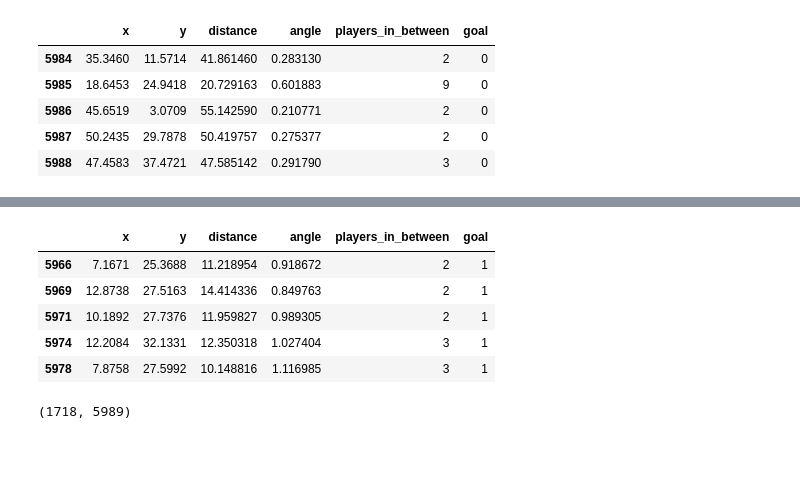
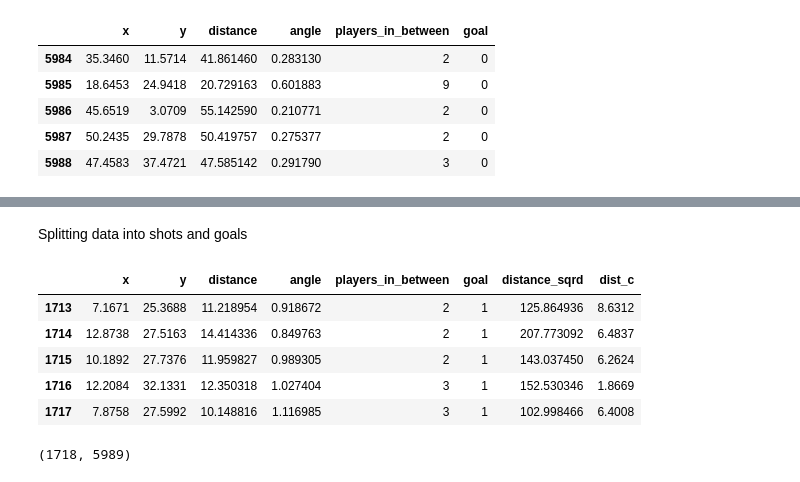
Before and after one commit to tta13/2D-soccer-simulation-xG, a Jupyter notebook: xG_Model.ipynb, the cells around one changed output, grey strips where cells are left out. Cells and saved outputs as stored; diff of their text form; code cells hidden in the pictures; blank space fills up the shorter version.

```diff
--- a/xG_Model.ipynb
+++ b/xG_Model.ipynb
@@ -24,6 +26,6 @@ data.tail()
 # %%
-shots_model = data.copy()
-for i,shot in shots_model.iterrows():
-  shots_model.at[i,'x']=52.5-shot['x']
-  shots_model.at[i,'y']=34+shot['y']
+shot_data = data.copy()
+for i,shot in shot_data.iterrows():
+  shot_data.at[i,'x']=52.5-shot['x']
+  shot_data.at[i,'y']=34+shot['y']
 # %%
@@ -37,0 +42,3 @@ shots_model.tail()
+# %%
+shot_data['distance_sqrd']=shot_data['distance'].apply(np.square)
+shot_data.tail()
@@ -37,0 +52,3 @@ shots_model.tail()
+# %%
+shot_data['dist_c']=shot_data['y'].apply(lambda y: abs(y-34))
+shot_data.tail()
@@ -38,12 +74,14 @@ shots_model.tail()
+# %% [markdown]
+Splitting data into shots and goals
 # %%
-goals_only = shots_model[data['goal']==1]
-shots_only = shots_model[shots_model['goal'] != 1]
+goals_only = shot_data[shot_data['goal']==1].reset_index(drop=True)
+shots_only = shot_data[shot_data['goal'] != 1].reset_index(drop=True)
 goals_only.tail()
 # %% [output]
-|  | x | y | distance | angle | players_in_between | goal |
-| 5966 | 7.1671 | 25.3688 | 11.218954 | 0.918672 | 2 | 1 |
-| 5969 | 12.8738 | 27.5163 | 14.414336 | 0.849763 | 2 | 1 |
-| 5971 | 10.1892 | 27.7376 | 11.959827 | 0.989305 | 2 | 1 |
-| 5974 | 12.2084 | 32.1331 | 12.350318 | 1.027404 | 3 | 1 |
-| 5978 | 7.8758 | 27.5992 | 10.148816 | 1.116985 | 3 | 1 |
+|  | x | y | distance | angle | players_in_between | goal | distance_sqrd | dist_c |
+| 1713 | 7.1671 | 25.3688 | 11.218954 | 0.918672 | 2 | 1 | 125.864936 | 8.6312 |
+| 1714 | 12.8738 | 27.5163 | 14.414336 | 0.849763 | 2 | 1 | 207.773092 | 6.4837 |
+| 1715 | 10.1892 | 27.7376 | 11.959827 | 0.989305 | 2 | 1 | 143.037450 | 6.2624 |
+| 1716 | 12.2084 | 32.1331 | 12.350318 | 1.027404 | 3 | 1 | 152.530346 | 1.8669 |
+| 1717 | 7.8758 | 27.5992 | 10.148816 | 1.116985 | 3 | 1 | 102.998466 | 6.4008 |
 # %%
```
Also changed, not shown: parts of 64 cells of this notebook.
